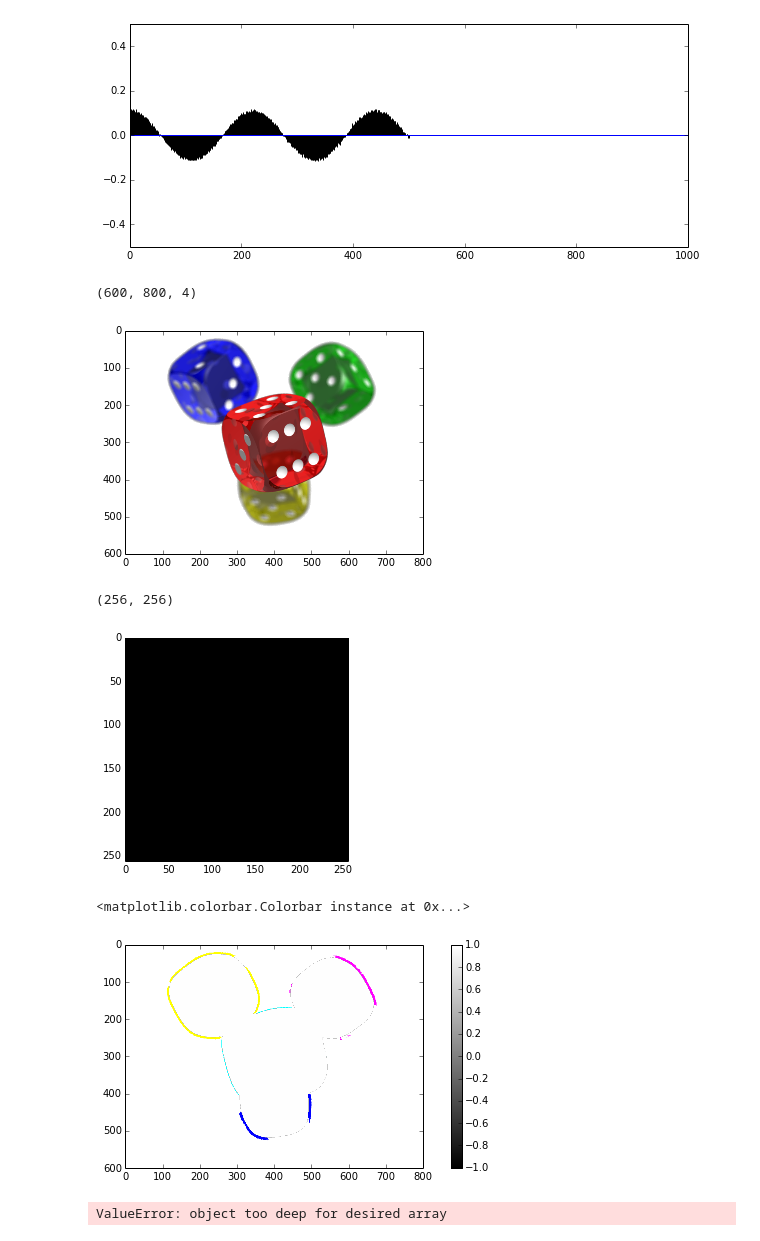
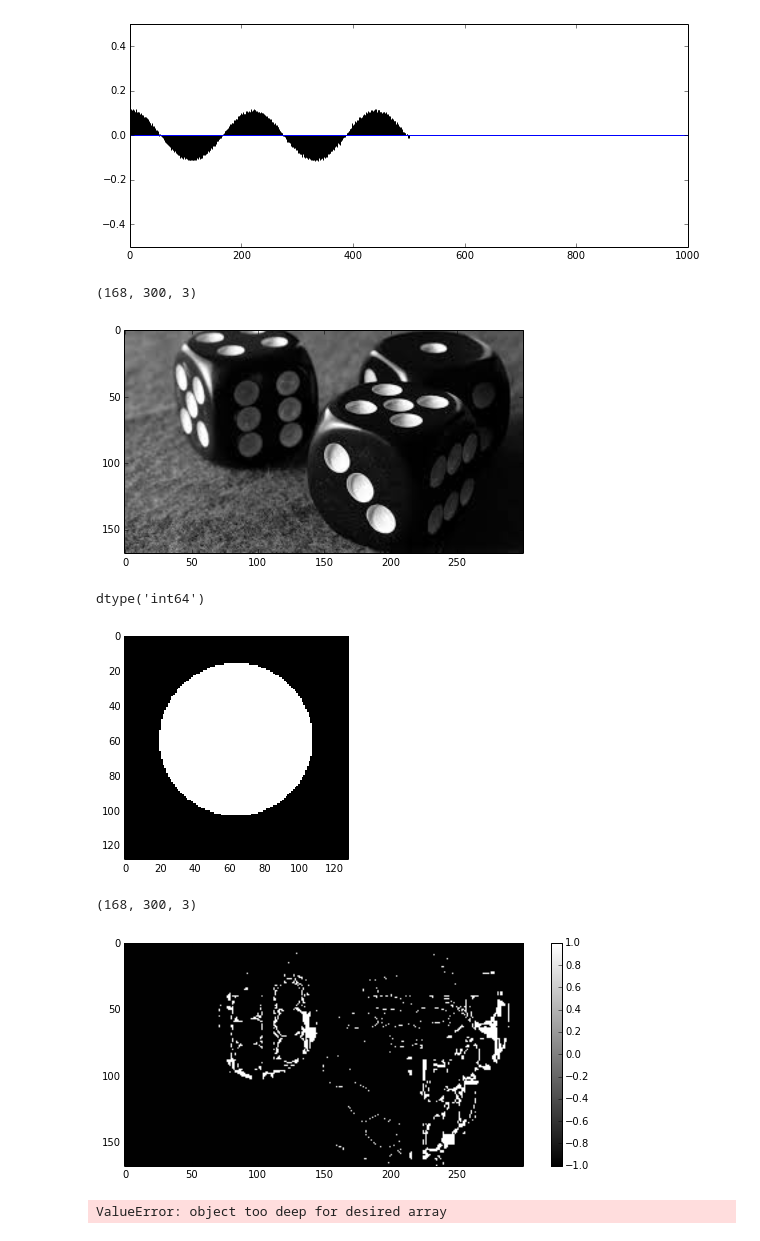
Before and after one commit to emptyr1/MediaSignalProcessing, a Jupyter notebook: HW4.ipynb, the cells around one changed output. Saved outputs shown, nothing was run; the diff lists cells and outputs as text; code cells hidden in the pictures.

Commit message:
change images3

```diff
--- a/HW4.ipynb
+++ b/HW4.ipynb
@@ -36,29 +36,29 @@ ylim(-0.5, 0.5)
 (-0.5, 0.5)
 [figure]
 # %%
-img = imread('data/dice.png')
+img = imread('data/dice_bw.jpeg')
 imshow(img)
 img.shape
 # %% [output]
-(600, 800, 4)
+(168, 300, 3)
-[figure, old version]
+[figure, new version]
 # %%
-o = imread('data/circle.png')
-
+o = imread('data/pointless-bw.png')
 o = o.astype(float).sum(axis=-1)/3
-o = where(o > 0.7, 1, -1)
+o = where(o > 0.4, 1, -1)
 imshow(o, cmap=cm.gray, interpolation='nearest')
-o.shape
+o.dtype
 # %% [output]
-(256, 256)
+dtype('int64')
-[figure, old version]
+[figure, new version]
 # %%
-img = where(img > 0.8, -1, 1)
+img = where(img > 0.9, -1, 1)
 imshow(img, cmap='gray')
 colorbar()
+img.shape
 # %% [output]
-<matplotlib.colorbar.Colorbar instance at 0x...>
+(168, 300, 3)
-[figure, old version]
+[figure, new version]
 # %%
 from scipy.signal import correlate2d
 cc = correlate2d(o, img)
```
Also changed, not shown: parts of 1 cell of this notebook, 3 other files.
